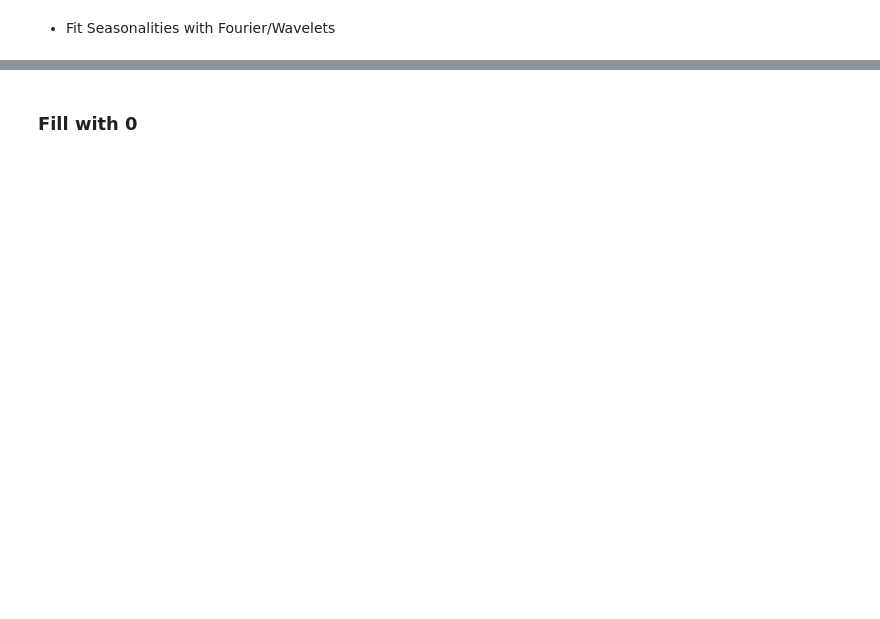
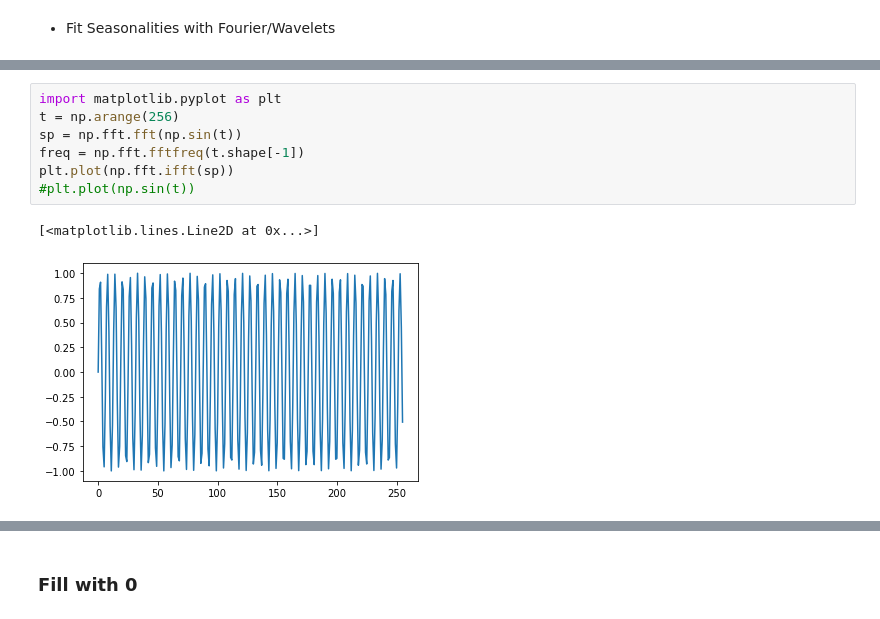
Before and after one commit to ElinorCheng/STA561, a Jupyter notebook: predictors/predictor_prep.ipynb, the cells around one changed output, grey strips where cells are left out. Saved outputs shown, nothing was run; the diff lists cells and outputs as text; blank space fills up the shorter version.

```diff
--- a/predictors/predictor_prep.ipynb
+++ b/predictors/predictor_prep.ipynb
@@ -135,0 +183,10 @@ macro_STL['cpir'].plot()
+# %%
+import matplotlib.pyplot as plt
+t = np.arange(256)
+sp = np.fft.fft(np.sin(t))
+freq = np.fft.fftfreq(t.shape[-1])
+plt.plot(np.fft.ifft(sp))
+#plt.plot(np.sin(t))
+# %% [output]
+[<matplotlib.lines.Line2D at 0x...>]
+[figure, added]
```
Also changed, not shown: parts of 12 cells of this notebook, 21 other files.
